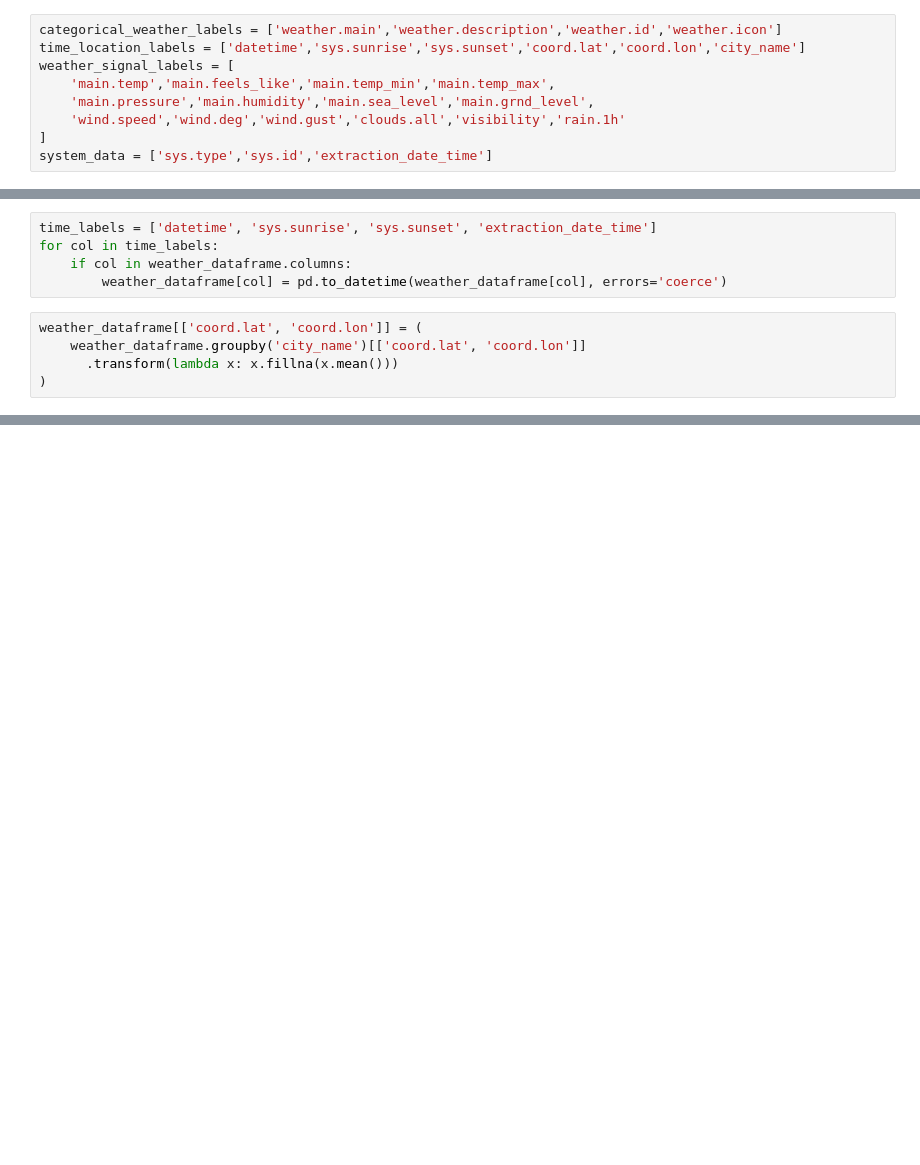
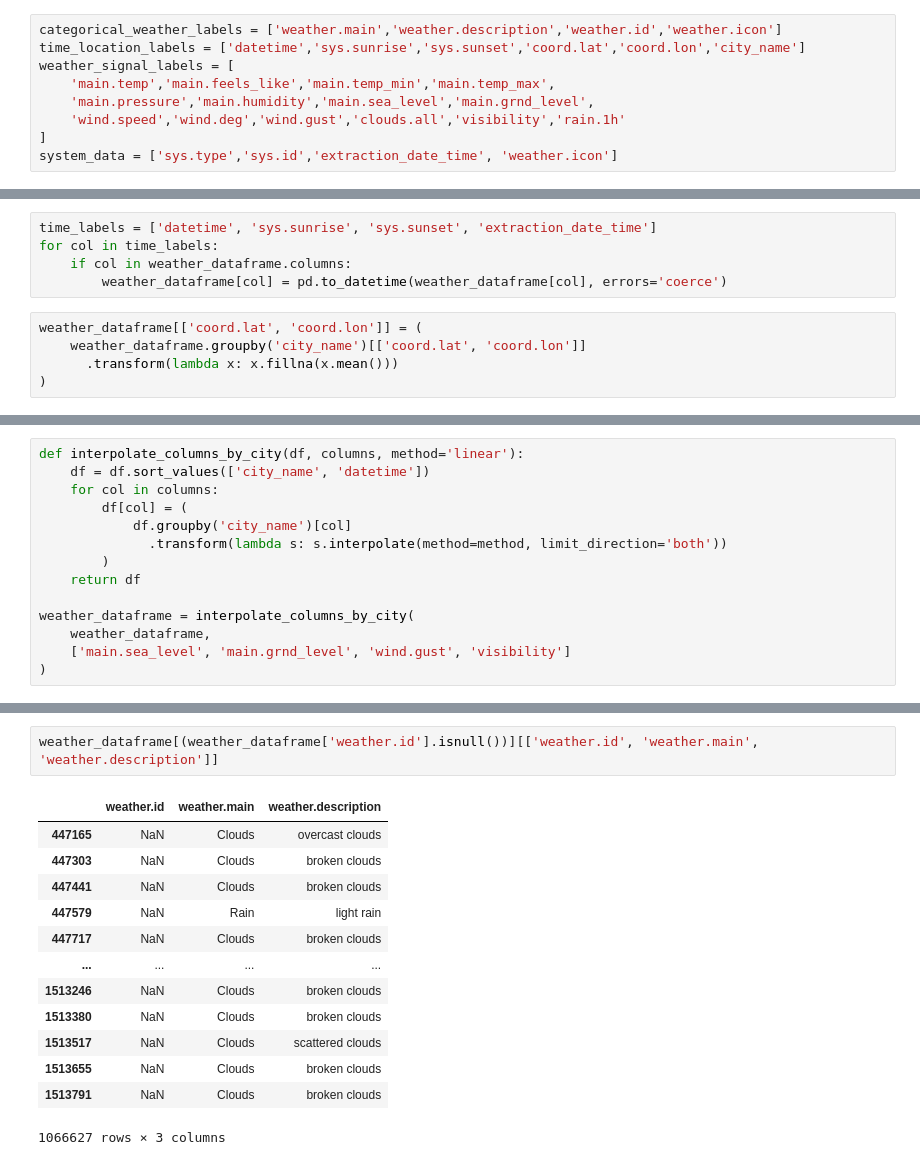
Before and after one commit to Lanzero225/Python-Notebooks, a Jupyter notebook: Philippine Weather/weather.ipynb, the cells around one changed output, grey strips where cells are left out. Cells and saved outputs as stored; diff of their text form; blank space fills up the shorter version.

```diff
--- a/Philippine Weather/weather.ipynb
+++ b/Philippine Weather/weather.ipynb
@@ -37,7 +127,7 @@ weather_signal_labels = [
     'main.pressure','main.humidity','main.sea_level','main.grnd_level',
     'wind.speed','wind.deg','wind.gust','clouds.all','visibility','rain.1h'
 ]
-system_data = ['sys.type','sys.id','extraction_date_time']
+system_data = ['sys.type','sys.id','extraction_date_time', 'weather.icon']
 # %%
 weather_dataframe.drop(system_data, inplace=True, axis=1)
 # %%
@@ -92,0 +210,14 @@ memory usage: 277.2+ MB
+# %%
+def interpolate_columns_by_city(df, columns, method='linear'):
+    df = df.sort_values(['city_name', 'datetime'])
+    for col in columns:
+        df[col] = (
+            df.groupby('city_name')[col]
+              .transform(lambda s: s.interpolate(method=method, limit_direction='both'))
+        )
+    return df
+
+weather_dataframe = interpolate_columns_by_city(
+    weather_dataframe,
+    ['main.sea_level', 'main.grnd_level', 'wind.gust', 'visibility']
+)
@@ -92,0 +244,16 @@ memory usage: 277.2+ MB
+# %%
+weather_dataframe[(weather_dataframe['weather.id'].isnull())][['weather.id', 'weather.main', 'weather.description']]
+# %% [output]
+|  | weather.id | weather.main | weather.description |
+| 447165 | NaN | Clouds | overcast clouds |
+| 447303 | NaN | Clouds | broken clouds |
+| 447441 | NaN | Clouds | broken clouds |
+| 447579 | NaN | Rain | light rain |
+| 447717 | NaN | Clouds | broken clouds |
+| ... | ... | ... | ... |
+| 1513246 | NaN | Clouds | broken clouds |
+| 1513380 | NaN | Clouds | broken clouds |
+| 1513517 | NaN | Clouds | scattered clouds |
+| 1513655 | NaN | Clouds | broken clouds |
+| 1513791 | NaN | Clouds | broken clouds |
+1066627 rows × 3 columns
```
Also changed, not shown: parts of 16 cells of this notebook.
